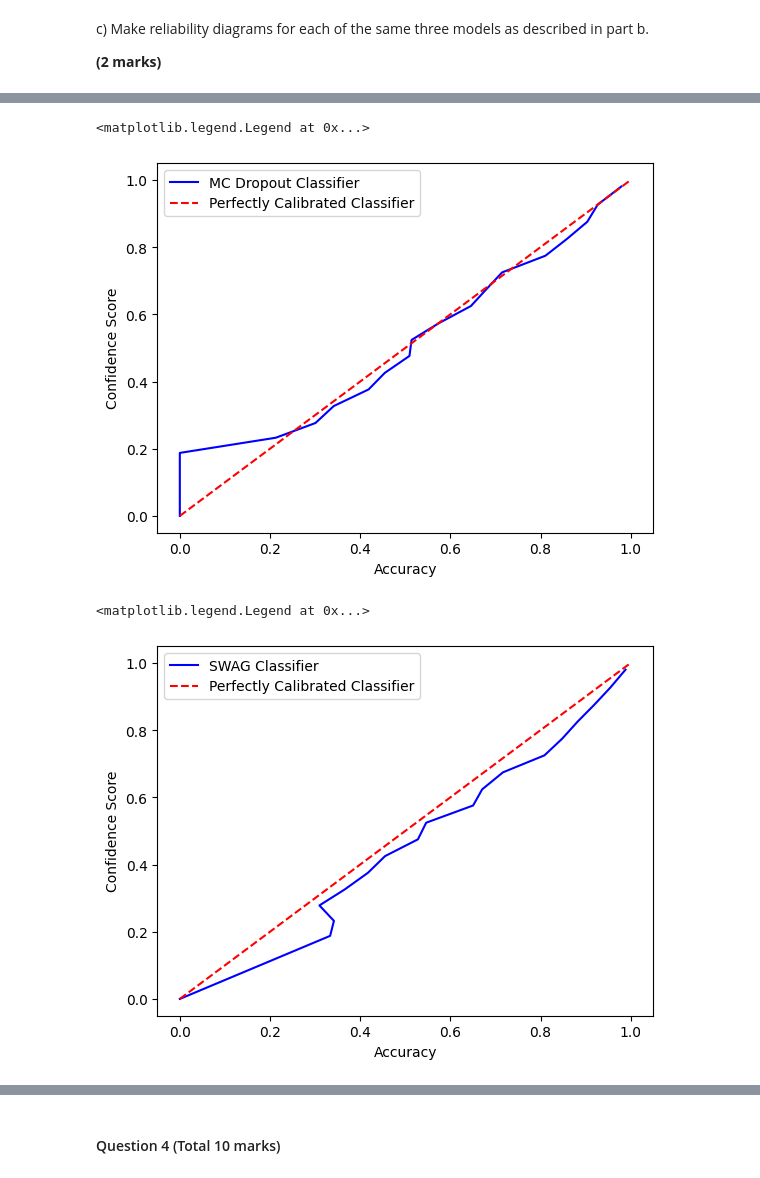
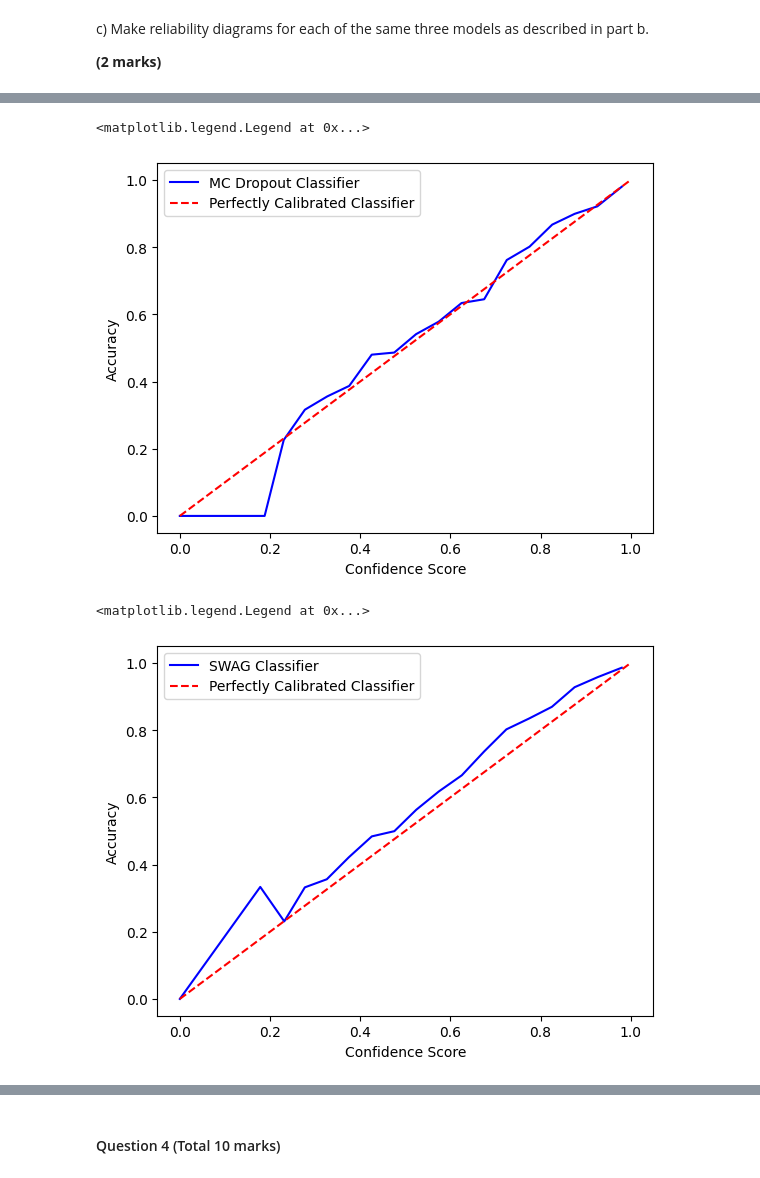
Before and after one commit to Gautam-Chauhan/DeepLearningCoursework2, a Jupyter notebook: Summative_assessment_2.ipynb, the cells around one changed output, grey strips where cells are left out. Saved outputs shown, nothing was run; the diff lists cells and outputs as text; code cells hidden in the pictures.

```diff
--- a/Summative_assessment_2.ipynb
+++ b/Summative_assessment_2.ipynb
@@ -1085,0 +1091,9 @@ Text(0, 0.5, 'accuracy')
+# %%
+T = 40
+K = 20
+n_params = swag_model.count_params()
+swa_callback2 = SWACallback2(n_params, T, K, testing=False)
+# %%
+new_lr = keras.optimizers.schedules.CosineDecayRestarts(initial_learning_rate=0.01,first_decay_steps=625,
+                                                        t_mul=1.0,m_mul=1.0,alpha=0.001)
+swag_model.optimizer.learning_rate = new_lr
@@ -1177,6 +1247,7 @@ print(MC_accuracy)
 # %% [markdown]
 Compute test loss and accuracy from predictive distribution of SWAG (callbacks should be the list: [swa_callback])
 # %%
+swa_callback.K = 35
 swag_loss, swag_accuracy = pd_loss_and_accuracy(swag_model,test_data_loader,S=30,
                                                 predictive_distribution_fn=predictive_distribution,
                                                 callbacks=[swa_callback])
@@ -1350,20 +1454,18 @@ plt.legend()
 # %%
-plt.plot(mc_binned_accuracies_list,mc_average_binned_confidences_list,color="blue",label="MC Dropout Classifier")
+plt.plot(mc_average_binned_confidences_list,mc_binned_accuracies_list,color="blue",label="MC Dropout Classifier")
 plt.plot(x,x,color="red",label="Perfectly Calibrated Classifier",linestyle="--")
-plt.xlabel("Accuracy")
-plt.ylabel("Confidence Score")
+plt.xlabel("Confidence Score")
+plt.ylabel("Accuracy")
 plt.legend()
 # %% [output]
 <matplotlib.legend.Legend at 0x...>
-[figure, old version]
+[figure, new version]
-# %%
-swag_average_binned_confidences_list[2] = swag_average_binned_confidences_list[2].cpu().numpy()
 # %%
-plt.plot(swag_binned_accuracies_list,swag_average_binned_confidences_list,color="blue",label="SWAG Classifier")
+plt.plot(swag_average_binned_confidences_list,swag_binned_accuracies_list,color="blue",label="SWAG Classifier")
 plt.plot(x,x,color="red",label="Perfectly Calibrated Classifier",linestyle="--")
-plt.xlabel("Accuracy")
-plt.ylabel("Confidence Score")
+plt.xlabel("Confidence Score")
+plt.ylabel("Accuracy")
 plt.legend()
 # %% [output]
 <matplotlib.legend.Legend at 0x...>
-[figure, old version]
+[figure, new version]
```
Also changed, not shown: parts of 23 cells of this notebook.
